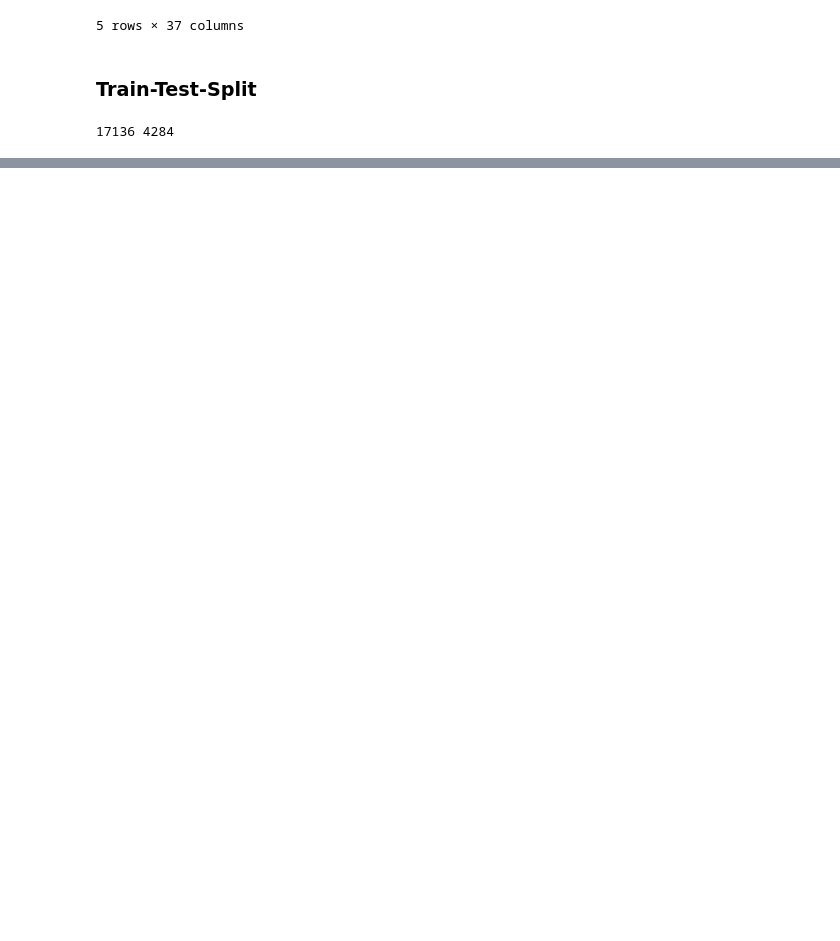
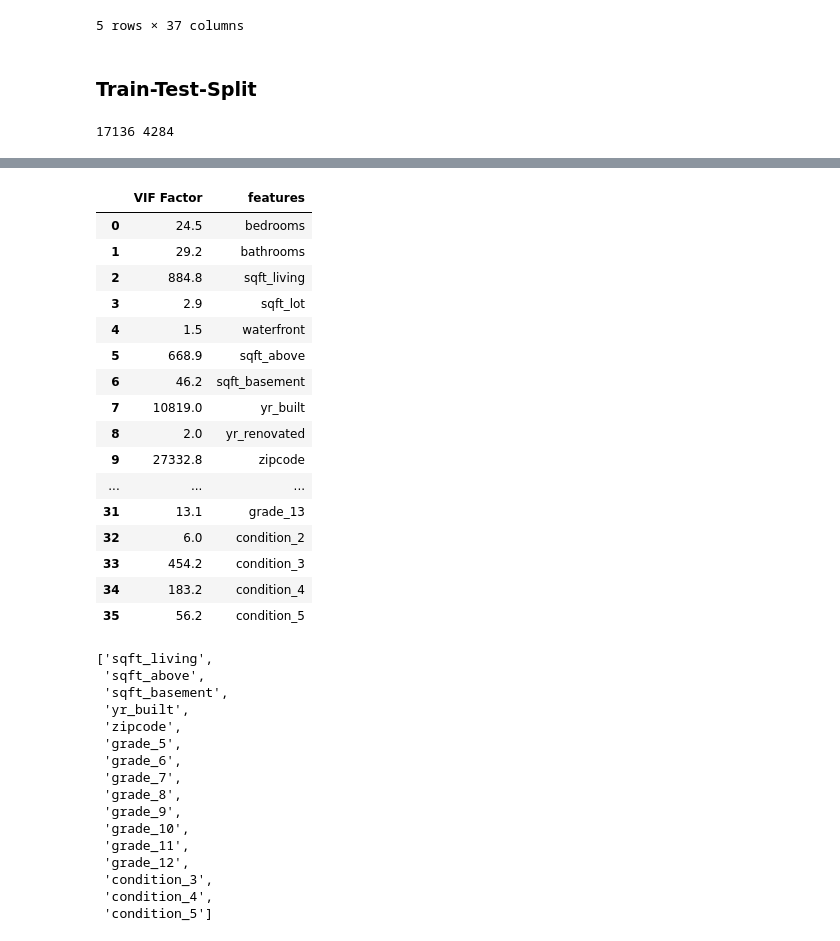
Before and after one commit to adinas94/King-Country-Regression, a Jupyter notebook: Regressions.ipynb, the cells around one changed output, grey strips where cells are left out. Cells and saved outputs as stored; diff of their text form; code cells hidden in the pictures; blank space fills up the shorter version.

```diff
--- a/Regressions.ipynb
+++ b/Regressions.ipynb
@@ -72,0 +222,36 @@ strong multicollinearity or other numerical problems.
+# %%
+test_features_vif(train,'price')
+# %% [output]
+|  | VIF Factor | features |
+| 0 | 24.5 | bedrooms |
+| 1 | 29.2 | bathrooms |
+| 2 | 884.8 | sqft_living |
+| 3 | 2.9 | sqft_lot |
+| 4 | 1.5 | waterfront |
+| 5 | 668.9 | sqft_above |
+| 6 | 46.2 | sqft_basement |
+| 7 | 10819.0 | yr_built |
+| 8 | 2.0 | yr_renovated |
+| 9 | 27332.8 | zipcode |
+| ... | ... | ... |
+| 31 | 13.1 | grade_13 |
+| 32 | 6.0 | condition_2 |
+| 33 | 454.2 | condition_3 |
+| 34 | 183.2 | condition_4 |
+| 35 | 56.2 | condition_5 |
+['sqft_living',
+ 'sqft_above',
+ 'sqft_basement',
+ 'yr_built',
+ 'zipcode',
+ 'grade_5',
+ 'grade_6',
+ 'grade_7',
+ 'grade_8',
+ 'grade_9',
+ 'grade_10',
+ 'grade_11',
+ 'grade_12',
+ 'condition_3',
+ 'condition_4',
+ 'condition_5']
```
Also changed, not shown: parts of 10 cells of this notebook.
